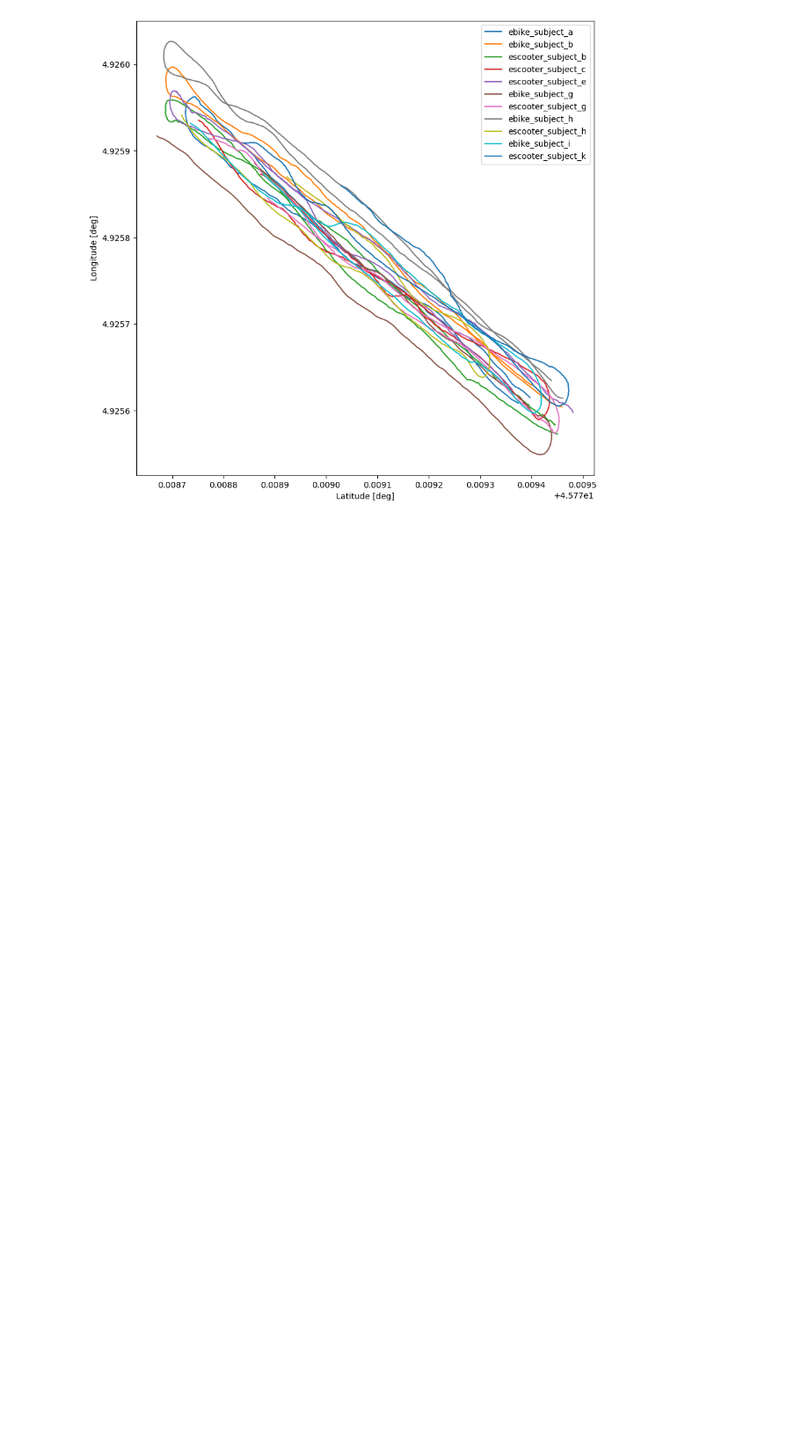
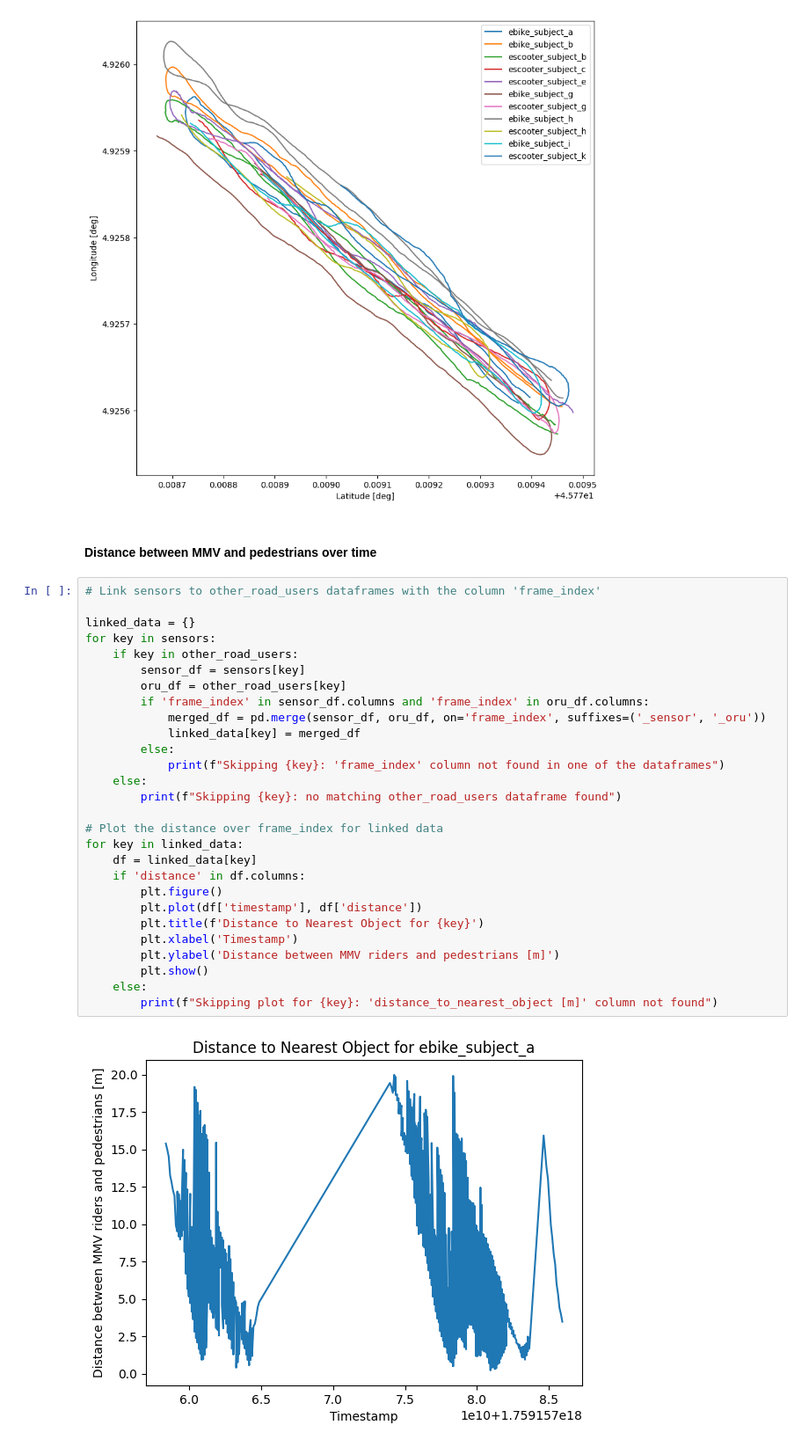
Before and after one commit to timentpe/Micro_mob, a Jupyter notebook: antoine.ipynb, the cells around one changed output. Shown: that part at 88% size. Cells and saved outputs as stored; diff of their text form; blank space fills up the shorter version.

```diff
--- a/antoine.ipynb
+++ b/antoine.ipynb
@@ -101,3 +103,35 @@ plt.legend()
 plt.show()
 # %% [output]
 [figure]
+# %% [markdown]
+#### Distance between MMV and pedestrians over time
+# %%
+# Link sensors to other_road_users dataframes with the column 'frame_index'
+
+linked_data = {}
+for key in sensors:
+    if key in other_road_users:
+        sensor_df = sensors[key]
+        oru_df = other_road_users[key]
+        if 'frame_index' in sensor_df.columns and 'frame_index' in oru_df.columns:
+            merged_df = pd.merge(sensor_df, oru_df, on='frame_index', suffixes=('_sensor', '_oru'))
+            linked_data[key] = merged_df
+        else:
+            print(f"Skipping {key}: 'frame_index' column not found in one of the dataframes")
+    else:
+        print(f"Skipping {key}: no matching other_road_users dataframe found")
+
+# Plot the distance over frame_index for linked data
+for key in linked_data:
+    df = linked_data[key]
+    if 'distance' in df.columns:
+        plt.figure()
+        plt.plot(df['timestamp'], df['distance'])
+        plt.title(f'Distance to Nearest Object for {key}')
+        plt.xlabel('Timestamp')
+        plt.ylabel('Distance between MMV riders and pedestrians [m]')
+        plt.show()
+    else:
+        print(f"Skipping plot for {key}: 'distance_to_nearest_object [m]' column not found")
+# %% [output]
+[figure, added]
```
Also changed, not shown: parts of 2 cells of this notebook.
